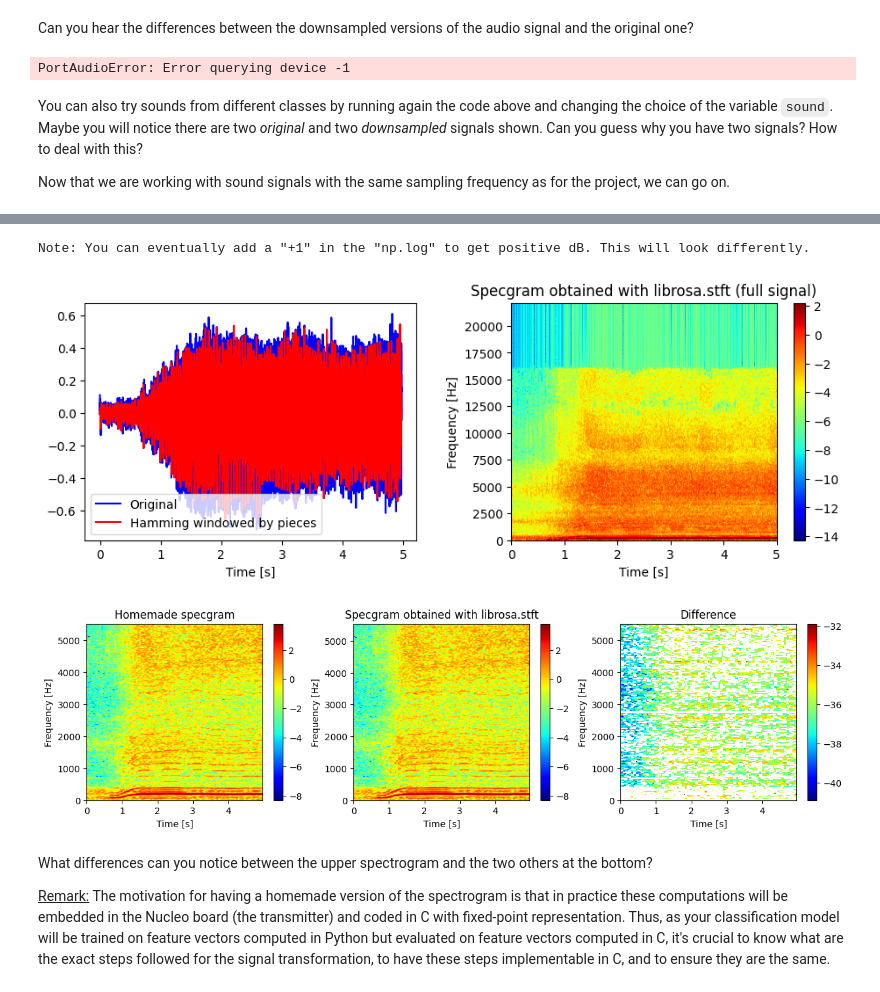
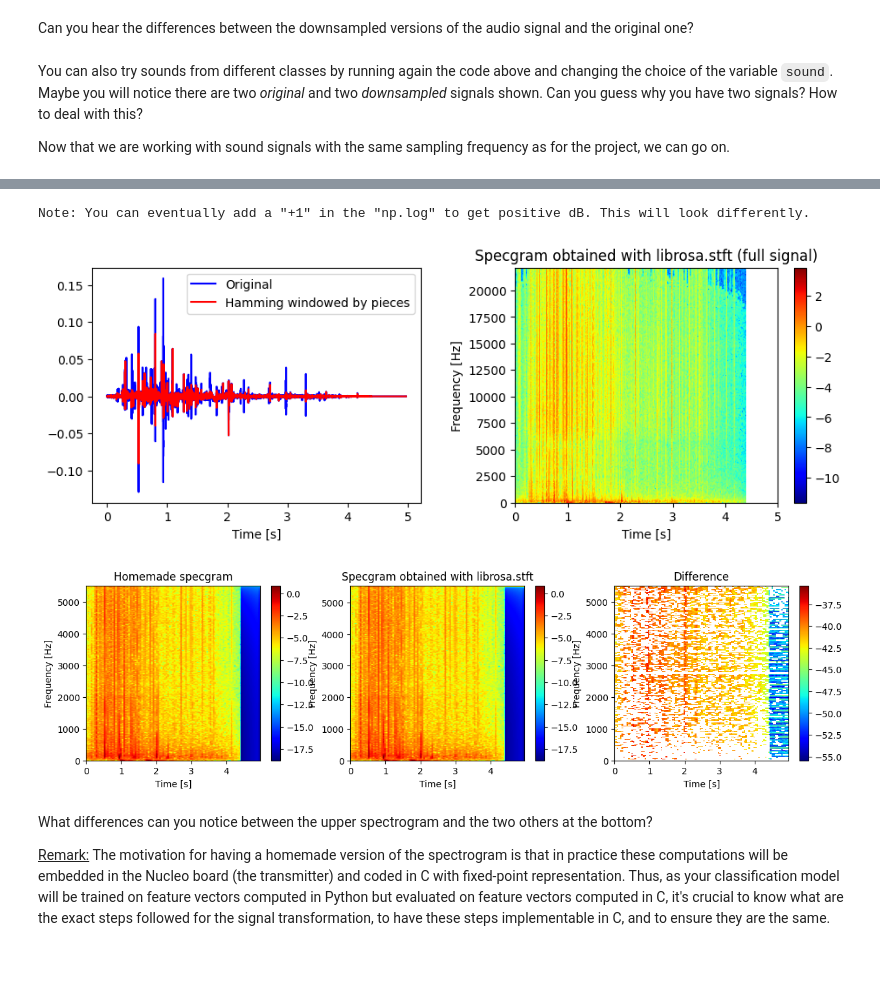
Before and after one commit to LELEC210X/LELEC210X, a Jupyter notebook: classification/h1_feature_vectors.ipynb, the cells around one changed output, grey strips where cells are left out. Saved outputs shown, nothing was run; the diff lists cells and outputs as text; code cells hidden in the pictures; blank space fills up the shorter version.

```diff
--- a/classification/h1_feature_vectors.ipynb
+++ b/classification/h1_feature_vectors.ipynb
@@ -36,7 +36,7 @@ helicopter
 # %% [markdown]
 You can now select a sound from a given class using ``dataset[class_name, sound_index]``. For example, the third sound of the ``birds`` class is accessed with ``dataset["birds", 2]`` and the following cell plays the sound:
 # %%
-sound = dataset["chainsaw", 18]
+sound = dataset["fire", 17]
 x, fs = sf.read(sound)
 target_dB = 25
 x /= np.linalg.norm(x) * 10 ** (-target_dB / 20)
@@ -186,8 +185,6 @@ sd.play(x, fs, blocksize=1024)
 # sd.play(x_naive_down, fs_down, blocksize=1024)
 # sd.play(x_filt_down, fs_down, blocksize=1024)
 # sd.play(y, fs_down, blocksize=1024)
-# %% [output]
-PortAudioError: Error querying device -1
 # %% [markdown]
 You can also try sounds from different classes by running again the code above and changing the choice of the variable ``sound``. Maybe you will notice there are two *original* and two *downsampled* signals shown. Can you guess why you have two signals? How to deal with this?
 
@@ -207,6 +204,7 @@ Nft = 512  # Number of samples by FFT
 # Homemade computation of stft
 "Crop the signal such that its length is a multiple of Nft"
 y = y[: len(y) - len(y) % Nft]
+L = len(y)
 "Reshape the signal with a piece for each row"
 audiomat = np.reshape(y, (-1, Nft))
 audioham = audiomat * np.hamming(Nft)  # Windowing. Hamming, Hanning, Blackman,..
@@ -236,35 +234,35 @@ ax1.plot(np.arange(L) / fs_down, y, "b", label="Original")
 ax1.plot(np.arange(L) / fs_down, z, "r", label="Hamming windowed by pieces")
 ax1.set_xlabel("Time [s]")
 ax1.legend()
 
 plot_specgram(
     np.log(np.abs(stft2)),
     ax2,
     title="Specgram obtained with librosa.stft (full signal)",
     tf=len(x) / fs,
 )
 plt.show()
 
 "Comparing the spectrograms"
 fig2 = plt.figure(figsize=(12, 3))
 ax3 = fig2.add_axes([0.0, 0.0, 0.28, 0.9])
 ax4 = fig2.add_axes([0.34, 0.0, 0.28, 0.9])
 ax5 = fig2.add_axes([0.68, 0.0, 0.28, 0.9])
 plot_specgram(np.log(np.abs(stft)), ax3, title="Homemade specgram", tf=len(y) / fs_down)
 plot_specgram(
     np.log(np.abs(stft4)),
     ax4,
     title="Specgram obtained with librosa.stft",
     tf=len(y) / fs_down,
 )
 plot_specgram(
     np.log(np.abs(stft - stft4[:-1, :])), ax5, title="Difference", tf=len(y) / fs_down
 )
 plt.show()
 # %% [output]
 Note: You can eventually add a "+1" in the "np.log" to get positive dB. This will look differently.
-[figure, old version]
+[figure, new version]
-[figure, old version]
+[figure, new version]
 # %% [markdown]
 What differences can you notice between the upper spectrogram and the two others at the bottom?
 
```
Also changed, not shown: parts of 11 cells of this notebook.
